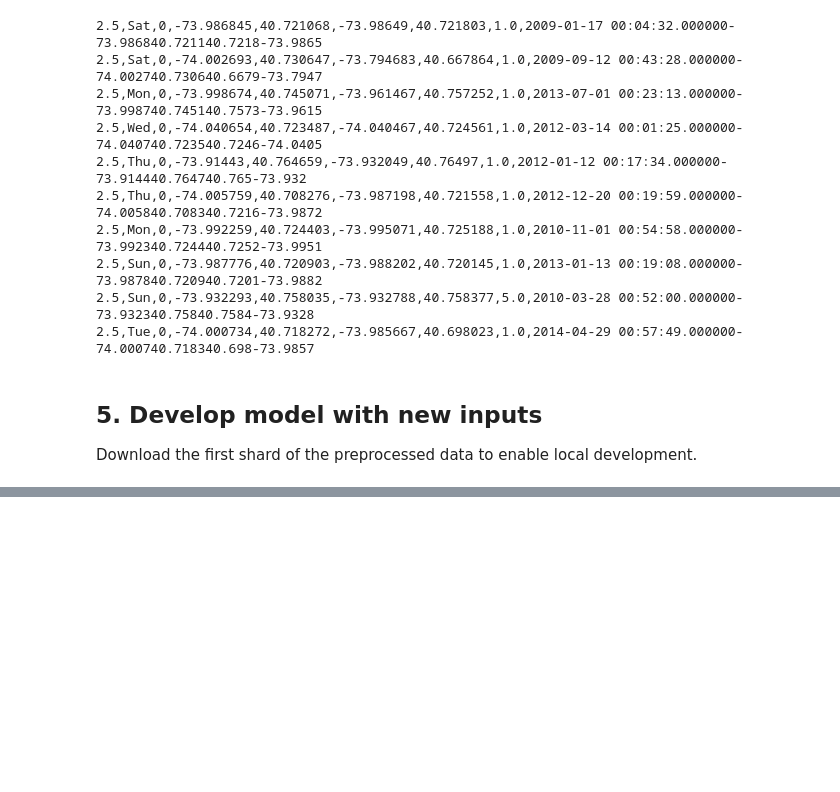
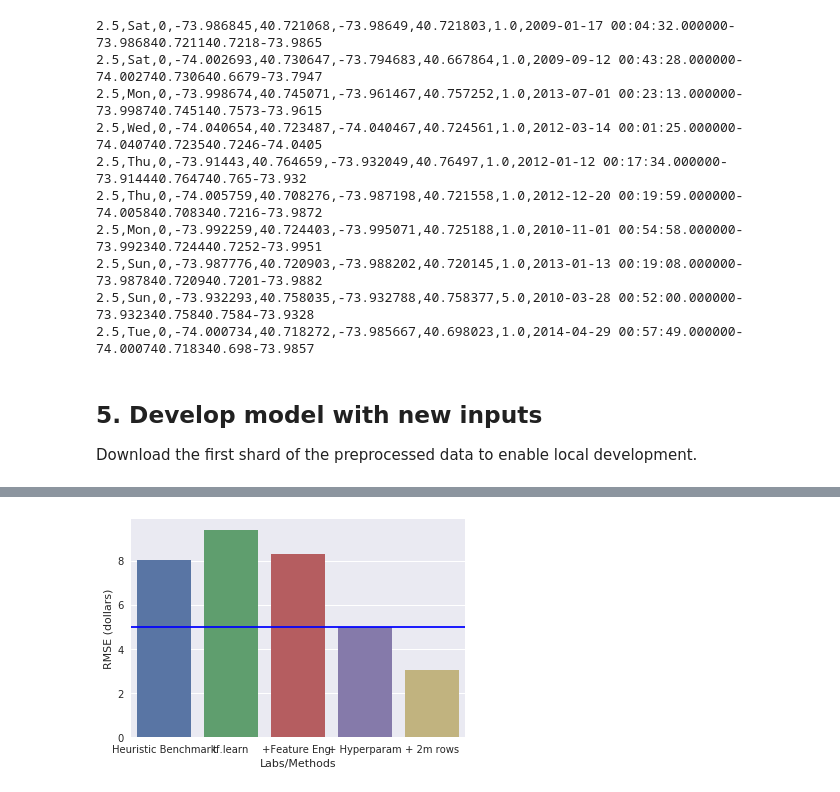
Before and after one commit to bjoernrost/ml-live, a Jupyter notebook: ml-live.ipynb, the cells around one changed output, grey strips where cells are left out. Saved outputs shown, nothing was run; the diff lists cells and outputs as text; code cells hidden in the pictures; blank space fills up the shorter version.

```diff
--- a/ml-live.ipynb
+++ b/ml-live.ipynb
@@ -932,0 +1155,16 @@ gsutil cat "gs://$BUCKET/taxifare/ch4/taxi_preproc/valid.csv-00000-of-*" > sampl
+# %%
+import pandas as pd
+import seaborn as sns
+import numpy as np
+import matplotlib.pyplot as plt
+
+df = pd.DataFrame({'Lab' : pd.Series(['1a', '2-3', '4a', '4b', '4c']),
+              'Method' : pd.Series(['Heuristic Benchmark', 'tf.learn', '+Feature Eng.', '+ Hyperparam', '+ 2m rows']),
+              'RMSE': pd.Series([8.026, 9.4, 8.3, 5.0, 3.03]) })
+
+ax = sns.barplot(data = df, x = 'Method', y = 'RMSE')
+ax.set_ylabel('RMSE (dollars)')
+ax.set_xlabel('Labs/Methods')
+plt.plot(np.linspace(-20, 120, 1000), [5] * 1000, 'b');
+# %% [output]
+[figure, added]
```
Also changed, not shown: parts of 19 cells of this notebook.
